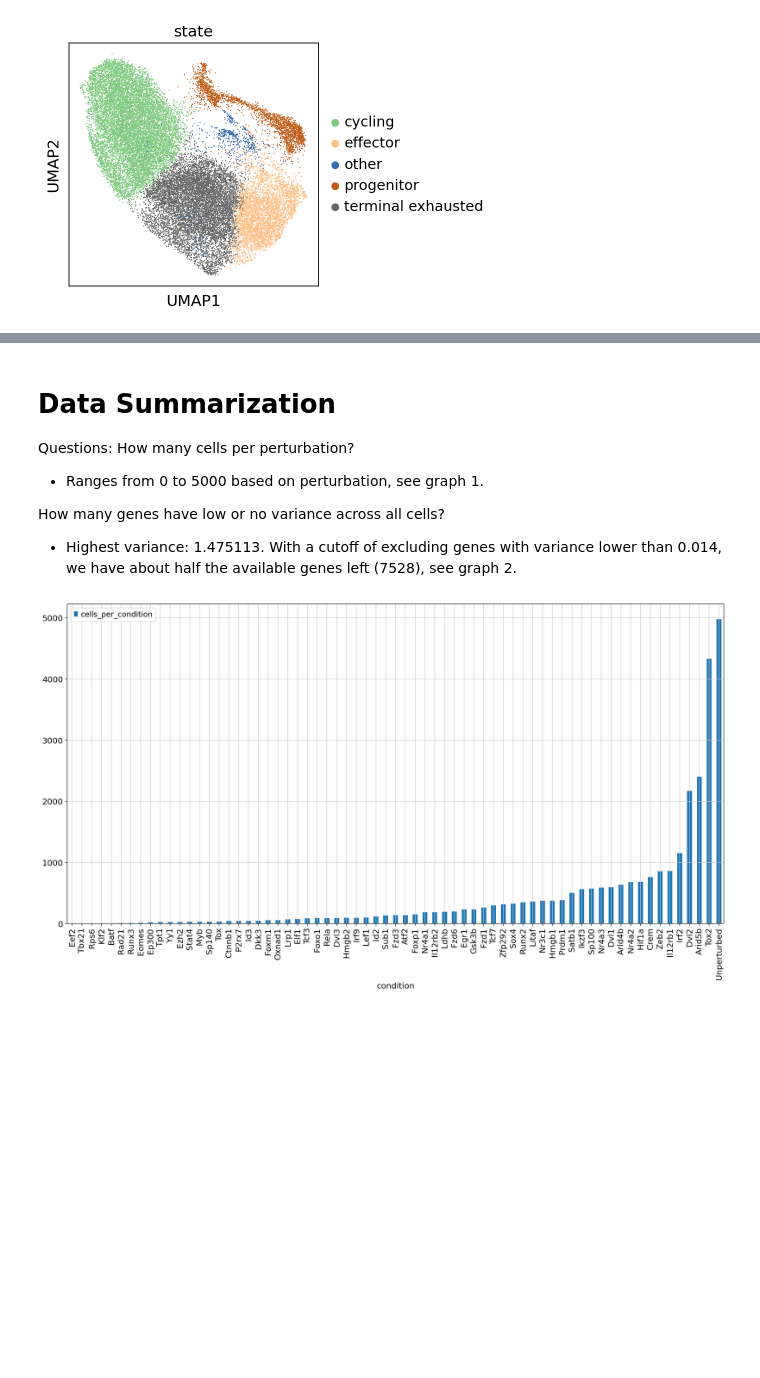
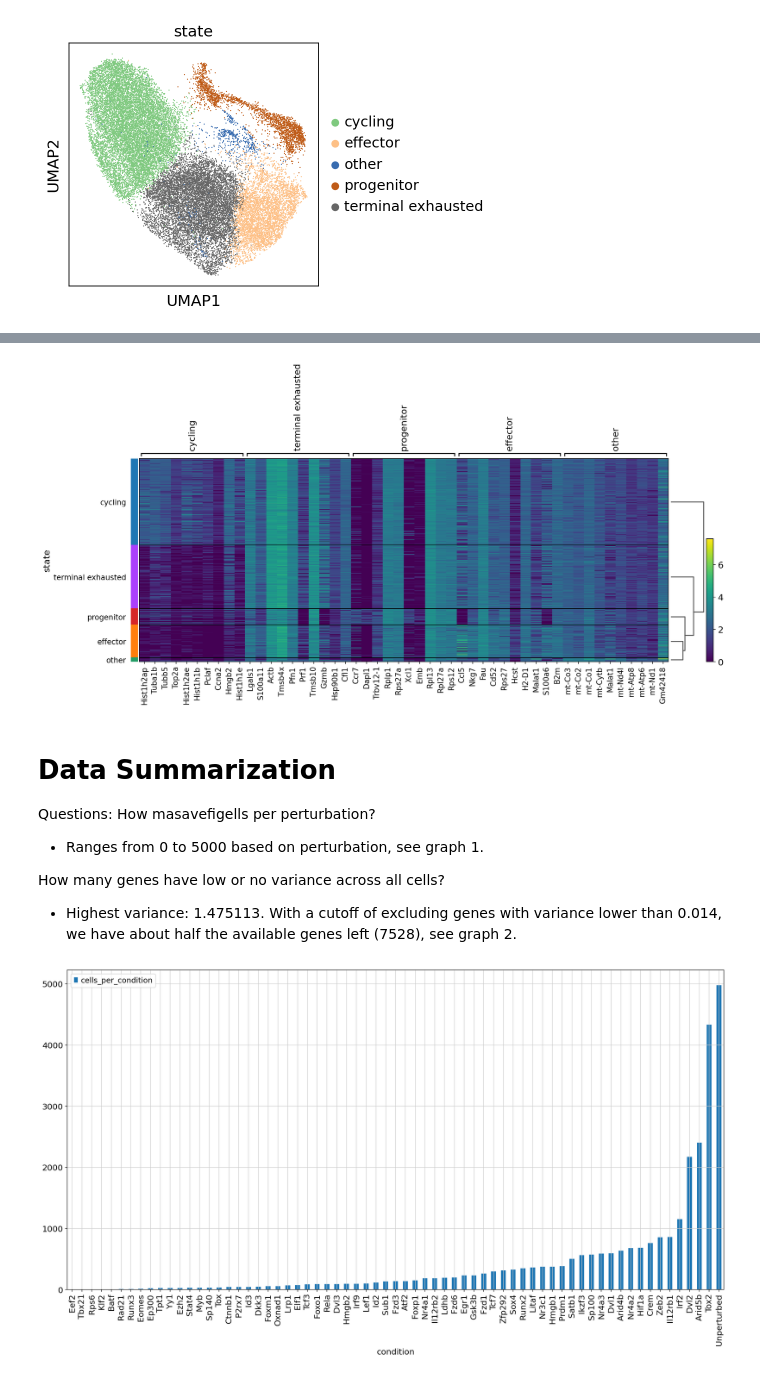
Before and after one commit to amandakhoo/CIDS2023, a Jupyter notebook: EDA.ipynb, the cells around one changed output, grey strips where cells are left out. Drawn from its saved outputs; the diff is of its cells as text; code cells hidden in the pictures; blank space fills up the shorter version.

Commit message:
add heatmap to EDA, next steps notes on classifer.ipynb

```diff
--- a/EDA.ipynb
+++ b/EDA.ipynb
@@ -97,0 +115,3 @@ sc.pl.umap(adata, color=['state'], palette='Accent', legend_loc='right margin')
+# %%
+sc.pl.rank_genes_groups_heatmap(adata, save = '.png')
+# %% [output]
@@ -98,8 +119,9 @@ sc.pl.umap(adata, color=['state'], palette='Accent', legend_loc='right margin')
+[figure, added]
 # %% [markdown]
 # Data Summarization
 
 Questions:
-How many cells per perturbation?
+How masavefigells per perturbation?
  - Ranges from 0 to 5000 based on perturbation, see graph 1.
 
 How many genes have low or no variance across all cells?
```
Also changed, not shown: parts of 3 cells of this notebook.
